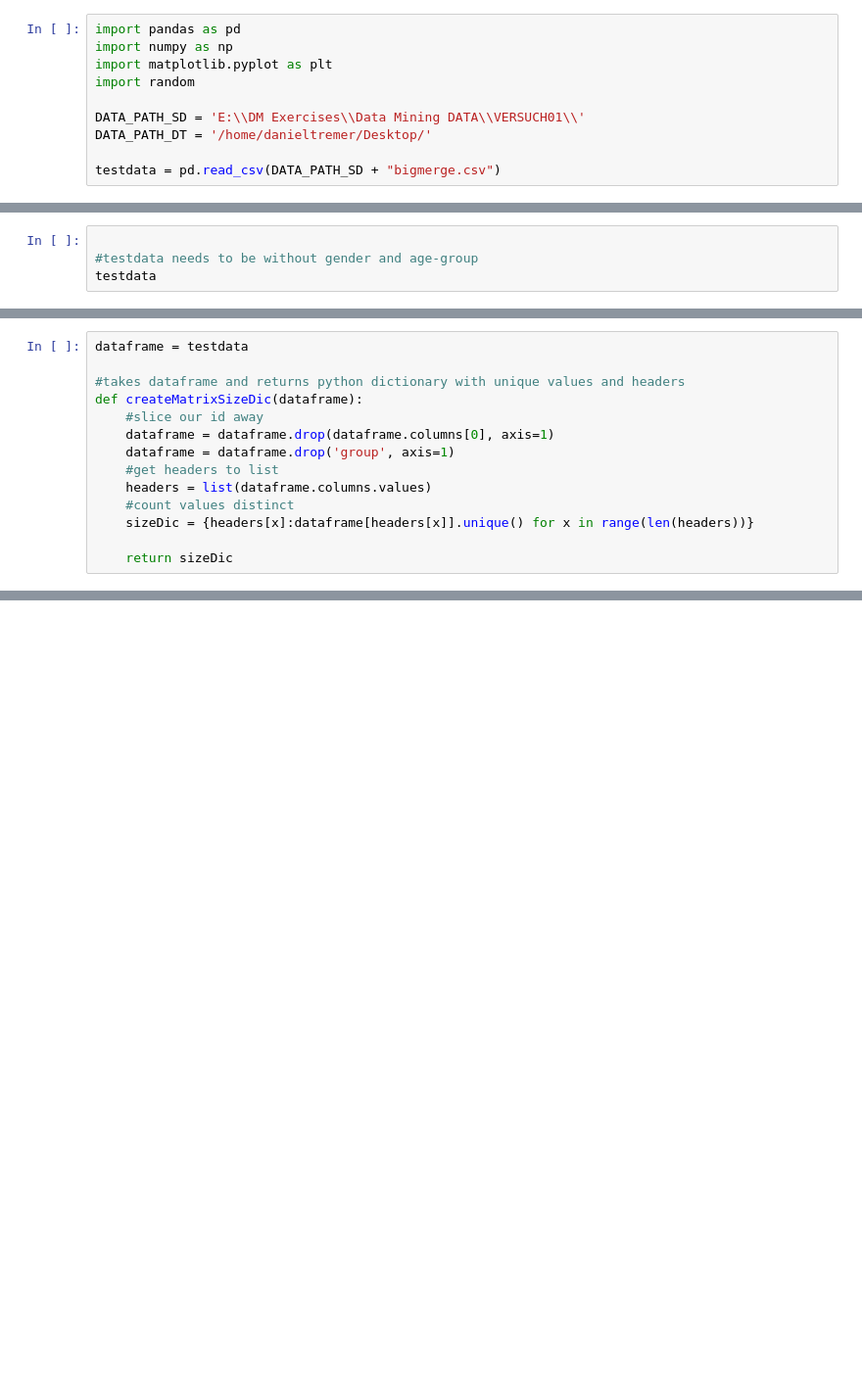
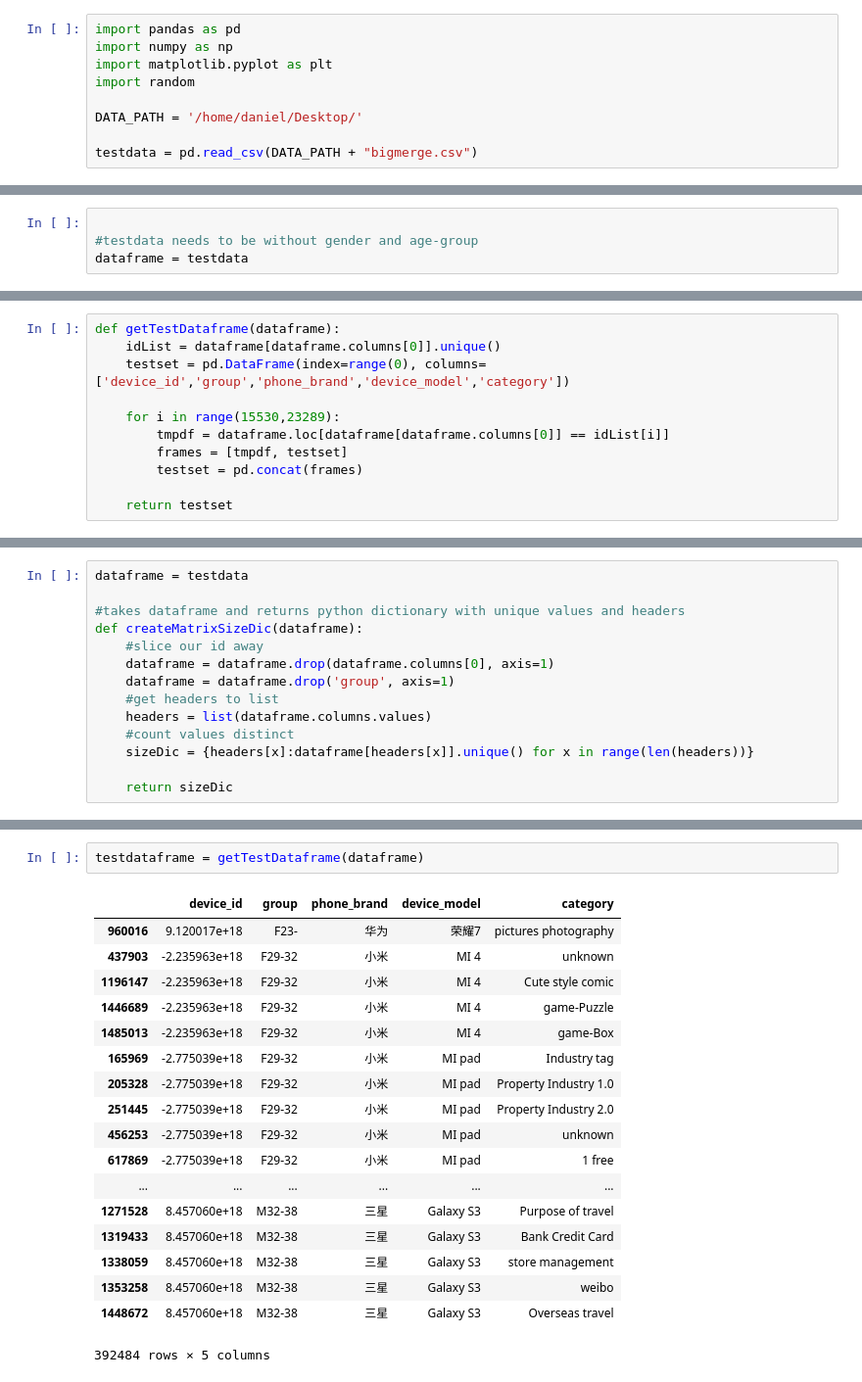
Before and after one commit to SimonDeussen/dataminingws1617, a Jupyter notebook: Exercises/VERSUCH01/CreateOneHotEncode.ipynb, the cells around one changed output, grey strips where cells are left out. Shown at 98% size. Drawn from its saved outputs; the diff is of its cells as text; blank space fills up the shorter version.

```diff
--- a/Exercises/VERSUCH01/CreateOneHotEncode.ipynb
+++ b/Exercises/VERSUCH01/CreateOneHotEncode.ipynb
@@ -4,10 +4,9 @@ import numpy as np
 import matplotlib.pyplot as plt
 import random
 
-DATA_PATH_SD = 'E:\\DM Exercises\\Data Mining DATA\\VERSUCH01\\'
-DATA_PATH_DT = '/home/danieltremer/Desktop/'
+DATA_PATH = '/home/daniel/Desktop/'
 
-testdata = pd.read_csv(DATA_PATH_SD + "bigmerge.csv")
+testdata = pd.read_csv(DATA_PATH + "bigmerge.csv")
 # %%
 testdata = testdata.drop('gender', axis=1)
 testdata = testdata.drop('age', axis=1)
@@ -15,4 +14,4 @@ testdata = testdata.drop('Unnamed: 0', axis=1)
 # %%
 
 #testdata needs to be without gender and age-group
-testdata
+dataframe = testdata
@@ -37,0 +63,11 @@ testdata
+# %%
+def getTestDataframe(dataframe):
+    idList = dataframe[dataframe.columns[0]].unique()
+    testset = pd.DataFrame(index=range(0), columns=['device_id','group','phone_brand','device_model','category'])
+
+    for i in range(15530,23289):
+        tmpdf = dataframe.loc[dataframe[dataframe.columns[0]] == idList[i]]
+        frames = [tmpdf, testset]
+        testset = pd.concat(frames)
+
+    return testset
@@ -109,3 +307,24 @@ def createOneHotEncode(dataframe):
 #   print len(oneHotEncodeArray[randomDataSetGroupStr:tmpList])
 
     return oneHotEncodeArray
+# %%
+testdataframe = getTestDataframe(dataframe)
+# %% [output]
+|  | device_id | group | phone_brand | device_model | category |
+| 960016 | 9.120017e+18 | F23- | 华为 | 荣耀7 | pictures photography |
+| 437903 | -2.235963e+18 | F29-32 | 小米 | MI 4 | unknown |
+| 1196147 | -2.235963e+18 | F29-32 | 小米 | MI 4 | Cute style comic |
+| 1446689 | -2.235963e+18 | F29-32 | 小米 | MI 4 | game-Puzzle |
+| 1485013 | -2.235963e+18 | F29-32 | 小米 | MI 4 | game-Box |
+| 165969 | -2.775039e+18 | F29-32 | 小米 | MI pad | Industry tag |
+| 205328 | -2.775039e+18 | F29-32 | 小米 | MI pad | Property Industry 1.0 |
+| 251445 | -2.775039e+18 | F29-32 | 小米 | MI pad | Property Industry 2.0 |
+| 456253 | -2.775039e+18 | F29-32 | 小米 | MI pad | unknown |
+| 617869 | -2.775039e+18 | F29-32 | 小米 | MI pad | 1 free |
+| ... | ... | ... | ... | ... | ... |
+| 1271528 | 8.457060e+18 | M32-38 | 三星 | Galaxy S3 | Purpose of travel |
+| 1319433 | 8.457060e+18 | M32-38 | 三星 | Galaxy S3 | Bank Credit Card |
+| 1338059 | 8.457060e+18 | M32-38 | 三星 | Galaxy S3 | store management |
+| 1353258 | 8.457060e+18 | M32-38 | 三星 | Galaxy S3 | weibo |
+| 1448672 | 8.457060e+18 | M32-38 | 三星 | Galaxy S3 | Overseas travel |
+392484 rows × 5 columns
```
Also changed, not shown: parts of 17 cells of this notebook, 1 other file.
